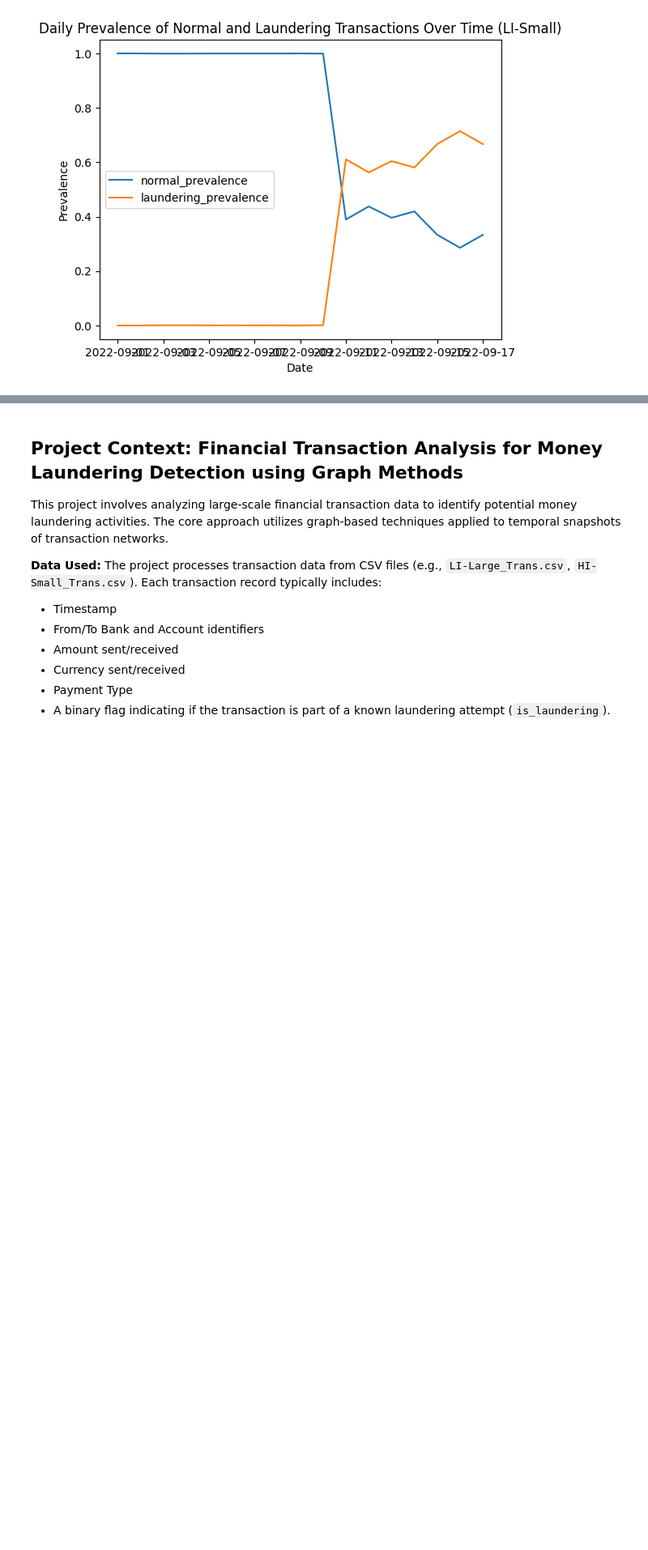
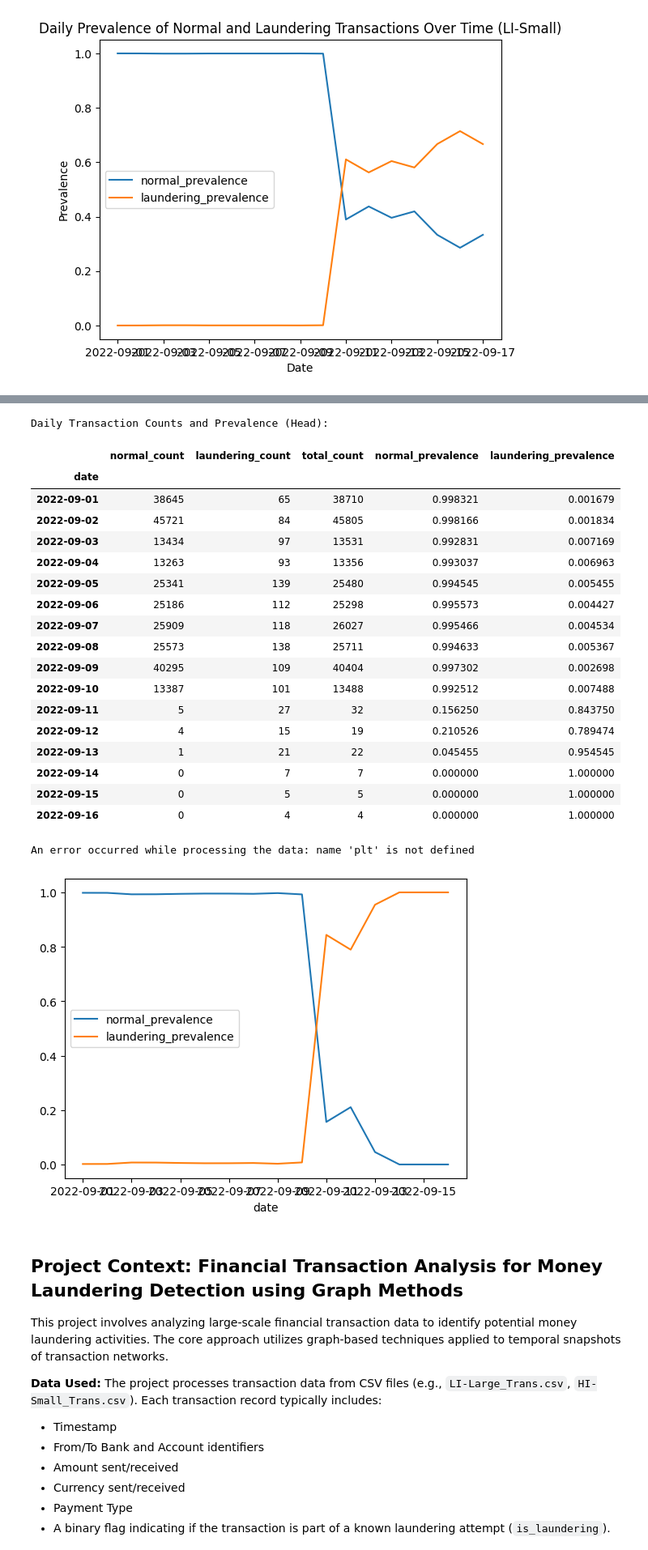
Before and after one commit to caetano-dev/PixFraudDetection, a Jupyter notebook: TCC.ipynb, the cells around one changed output, grey strips where cells are left out. Shown at 81% size. Saved outputs shown, nothing was run; the diff lists cells and outputs as text; code cells hidden in the pictures; blank space fills up the shorter version.

```diff
--- a/TCC.ipynb
+++ b/TCC.ipynb
@@ -508,3 +435,79 @@ Transactions on 2022-09-16:
+# %%
+import pandas as pd
+import os
+
+DRIVE_DIR = '/content/drive/MyDrive/AML'
+PROCESSED_DIR = os.path.join(DRIVE_DIR, 'processed/HI_Small')
+# Assuming the processed data for US Dollar is the target
+CURRENCY_DIR = os.path.join(PROCESSED_DIR, 'US_Dollar')
+NORMAL_TX_PARQUET = os.path.join(CURRENCY_DIR, '1_filtered_normal_transactions.parquet')
+LAUNDERING_TX_PARQUET = os.path.join(CURRENCY_DIR, '2_filtered_laundering_transactions.parquet')
+
+
+try:
+    # Load data from parquet files
+    df_normal = pd.read_parquet(NORMAL_TX_PARQUET)
+    df_laundering = pd.read_parquet(LAUNDERING_TX_PARQUET)
+
+    # Concatenate the two dataframes
+    df = pd.concat([df_normal, df_laundering], ignore_index=True)
+
+    # Ensure timestamp is datetime and handle potential errors (already done in preprocessing, but good practice)
+    if not pd.api.types.is_datetime64_any_dtype(df['timestamp']):
+         df['timestamp'] = pd.to_datetime(df['timestamp'], errors='coerce')
+
+    df = df.dropna(subset=['timestamp'])
+    df['date'] = df['timestamp'].dt.date
+
+    # is_laundering should already be int from preprocessing, but ensure
+    if not pd.api.types.is_integer_dtype(df['is_laundering']):
+        df['is_laundering'] = pd.to_numeric(df['is_laundering'], errors='coerce').fillna(0).astype(int)
+
+    daily_counts = df.groupby(['date', 'is_laundering']).size().unstack(fill_value=0)
+    daily_counts.columns = ['normal_count', 'laundering_count']
+
+    daily_counts['total_count'] = daily_counts['normal_count'] + daily_counts['laundering_count']
+
+    daily_counts['normal_prevalence'] = daily_counts['normal_count'] / daily_counts['total_count'].replace(0, pd.NA)
+    daily_counts['laundering_prevalence'] = daily_counts['laundering_count'] / daily_counts['total_count'].replace(0, pd.NA)
+
+
+    print("Daily Transaction Counts and Prevalence (Head):")
+    display(daily_counts)
+
+    daily_counts[['normal_prevalence', 'laundering_prevalence']].plot(kind='line')
+    plt.title('Daily Prevalence of Normal and Laundering Transactions Over Time (LI-Small)')
+    plt.xlabel('Date')
+    plt.ylabel('Prevalence')
+    plt.show()
+
+
+except FileNotFoundError as e:
+    print(f"Error: Processed data file not found: {e}")
+except Exception as e:
+    print(f"An error occurred while processing the data: {e}")
+# %% [output]
+Daily Transaction Counts and Prevalence (Head):
+|  | normal_count | laundering_count | total_count | normal_prevalence | laundering_prevalence |
+| date |  |  |  |  |  |
+| 2022-09-01 | 38645 | 65 | 38710 | 0.998321 | 0.001679 |
+| 2022-09-02 | 45721 | 84 | 45805 | 0.998166 | 0.001834 |
+| 2022-09-03 | 13434 | 97 | 13531 | 0.992831 | 0.007169 |
+| 2022-09-04 | 13263 | 93 | 13356 | 0.993037 | 0.006963 |
+| 2022-09-05 | 25341 | 139 | 25480 | 0.994545 | 0.005455 |
+| 2022-09-06 | 25186 | 112 | 25298 | 0.995573 | 0.004427 |
+| 2022-09-07 | 25909 | 118 | 26027 | 0.995466 | 0.004534 |
+| 2022-09-08 | 25573 | 138 | 25711 | 0.994633 | 0.005367 |
+| 2022-09-09 | 40295 | 109 | 40404 | 0.997302 | 0.002698 |
+| 2022-09-10 | 13387 | 101 | 13488 | 0.992512 | 0.007488 |
+| 2022-09-11 | 5 | 27 | 32 | 0.156250 | 0.843750 |
+| 2022-09-12 | 4 | 15 | 19 | 0.210526 | 0.789474 |
+| 2022-09-13 | 1 | 21 | 22 | 0.045455 | 0.954545 |
+| 2022-09-14 | 0 | 7 | 7 | 0.000000 | 1.000000 |
+| 2022-09-15 | 0 | 5 | 5 | 0.000000 | 1.000000 |
+| 2022-09-16 | 0 | 4 | 4 | 0.000000 | 1.000000 |
+An error occurred while processing the data: name 'plt' is not defined
+[figure, added]
 # %% [markdown]
 ## Project Context: Financial Transaction Analysis for Money Laundering Detection using Graph Methods
 
```
Also changed, not shown: parts of 10 cells of this notebook.
